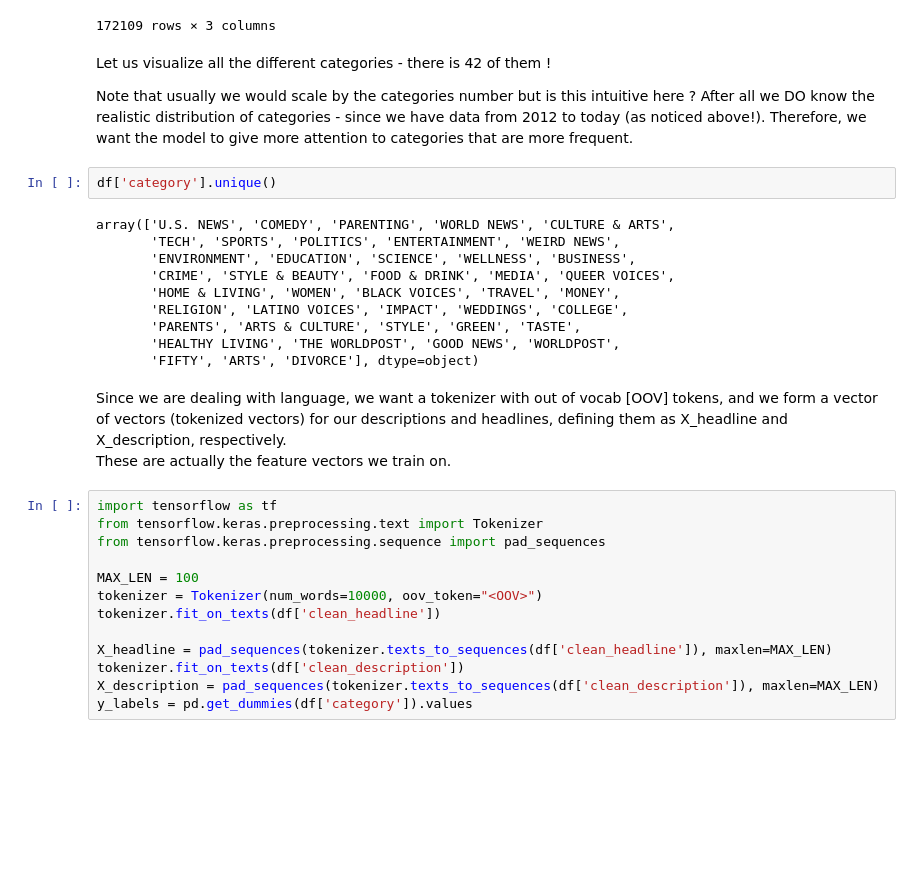
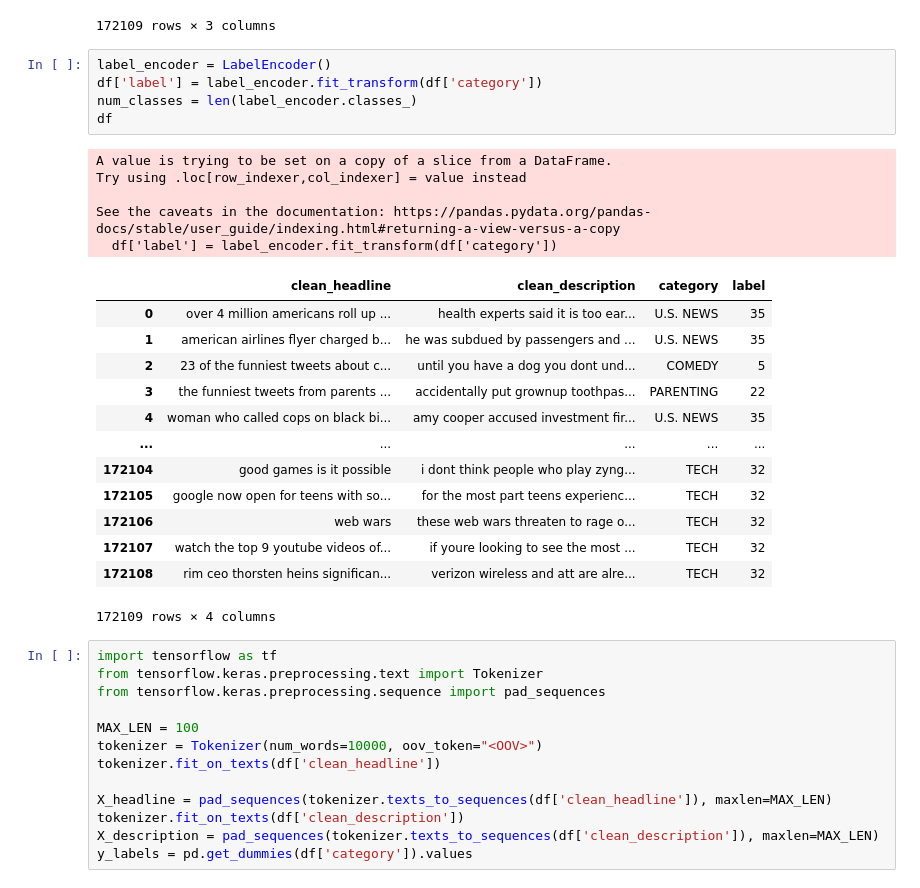
Before and after one commit to TuteskoSarcaf/ml3-proj, a Jupyter notebook: Notebook-Proj.ipynb, the cells around one changed output. Drawn from its saved outputs; the diff is of its cells as text; blank space fills up the shorter version.

```diff
--- a/Notebook-Proj.ipynb
+++ b/Notebook-Proj.ipynb
@@ -144,24 +132,30 @@ df
 | 172107 | watch the top 9 youtube videos of... | if youre looking to see the most ... | TECH |
 | 172108 | rim ceo thorsten heins significan... | verizon wireless and att are alre... | TECH |
 172109 rows × 3 columns
-# %% [markdown]
-Let us visualize all the different categories - there is 42 of them !
-
-Note that usually we would scale by the categories number but is this intuitive here ? After all we DO know the realistic distribution of categories - since we have data from 2012 to today (as noticed above!). Therefore, we want the model to give more attention to categories that are more frequent.
-# %%
-df['category'].unique()
-# %% [output]
-array(['U.S. NEWS', 'COMEDY', 'PARENTING', 'WORLD NEWS', 'CULTURE & ARTS',
-       'TECH', 'SPORTS', 'POLITICS', 'ENTERTAINMENT', 'WEIRD NEWS',
-       'ENVIRONMENT', 'EDUCATION', 'SCIENCE', 'WELLNESS', 'BUSINESS',
-       'CRIME', 'STYLE & BEAUTY', 'FOOD & DRINK', 'MEDIA', 'QUEER VOICES',
-       'HOME & LIVING', 'WOMEN', 'BLACK VOICES', 'TRAVEL', 'MONEY',
-       'RELIGION', 'LATINO VOICES', 'IMPACT', 'WEDDINGS', 'COLLEGE',
-       'PARENTS', 'ARTS & CULTURE', 'STYLE', 'GREEN', 'TASTE',
-       'HEALTHY LIVING', 'THE WORLDPOST', 'GOOD NEWS', 'WORLDPOST',
-       'FIFTY', 'ARTS', 'DIVORCE'], dtype=object)
-# %% [markdown]
-Since we are dealing with language, we want a tokenizer with out of vocab [OOV] tokens, and we form a vector of vectors (tokenized vectors) for our descriptions and headlines, defining them as X_headline and X_description, respectively.<br>These are actually the feature vectors we train on.
+# %%
+label_encoder = LabelEncoder()
+df['label'] = label_encoder.fit_transform(df['category'])
+num_classes = len(label_encoder.classes_)
+df
+# %% [output]
+A value is trying to be set on a copy of a slice from a DataFrame.
+Try using .loc[row_indexer,col_indexer] = value instead
+
+See the caveats in the documentation: https://pandas.pydata.org/pandas-docs/stable/user_guide/indexing.html#returning-a-view-versus-a-copy
+  df['label'] = label_encoder.fit_transform(df['category'])
+|  | clean_headline | clean_description | category | label |
+| 0 | over 4 million americans roll up ... | health experts said it is too ear... | U.S. NEWS | 35 |
+| 1 | american airlines flyer charged b... | he was subdued by passengers and ... | U.S. NEWS | 35 |
+| 2 | 23 of the funniest tweets about c... | until you have a dog you dont und... | COMEDY | 5 |
+| 3 | the funniest tweets from parents ... | accidentally put grownup toothpas... | PARENTING | 22 |
+| 4 | woman who called cops on black bi... | amy cooper accused investment fir... | U.S. NEWS | 35 |
+| ... | ... | ... | ... | ... |
+| 172104 | good games is it possible | i dont think people who play zyng... | TECH | 32 |
+| 172105 | google now open for teens with so... | for the most part teens experienc... | TECH | 32 |
+| 172106 | web wars | these web wars threaten to rage o... | TECH | 32 |
+| 172107 | watch the top 9 youtube videos of... | if youre looking to see the most ... | TECH | 32 |
+| 172108 | rim ceo thorsten heins significan... | verizon wireless and att are alre... | TECH | 32 |
+172109 rows × 4 columns
 # %%
 import tensorflow as tf
 from tensorflow.keras.preprocessing.text import Tokenizer
```
Also changed, not shown: parts of 10 cells of this notebook.
